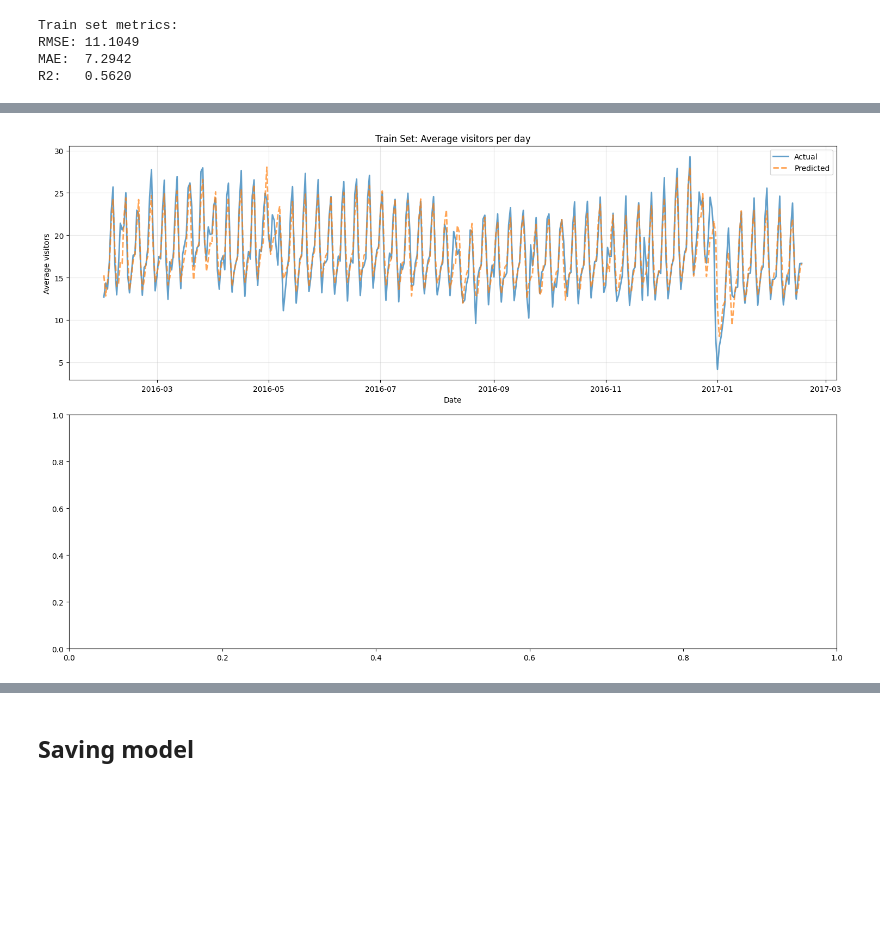
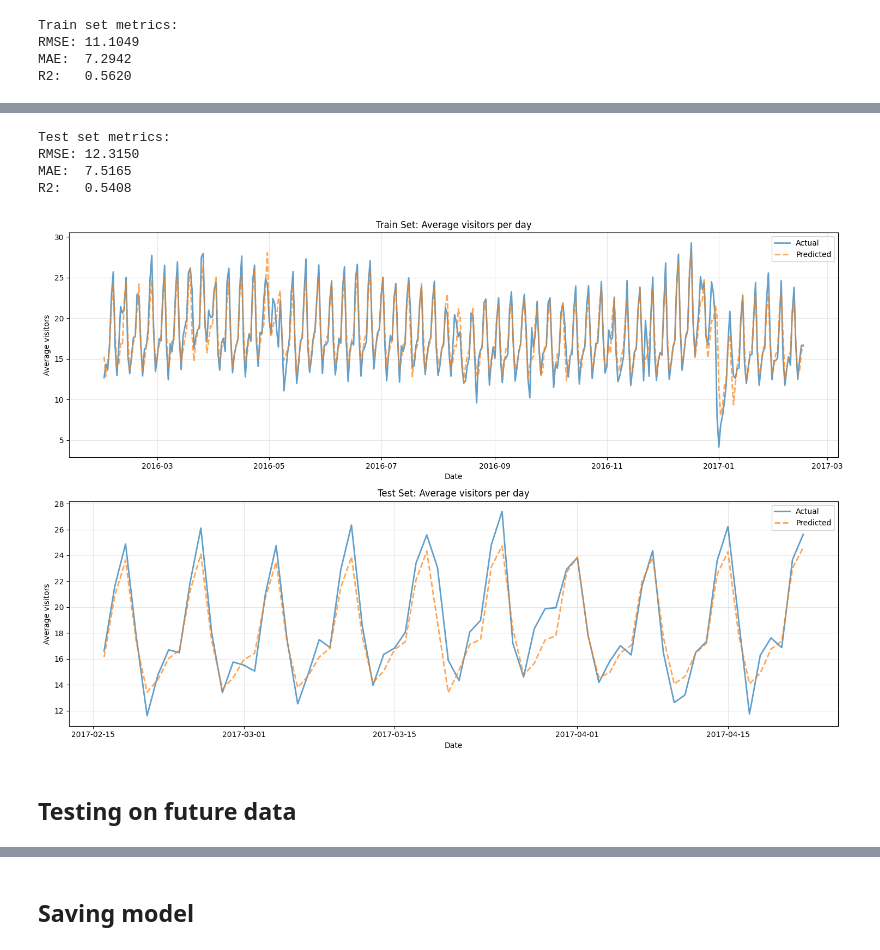
Before and after one commit to Lymuthien/mentoring_program, a Jupyter notebook: notebooks/3.0-model-training-ridge.ipynb, the cells around one changed output, grey strips where cells are left out. Cells and saved outputs as stored; diff of their text form; code cells hidden in the pictures; blank space fills up the shorter version.

Commit message:
Results for the test data set are obtained.

```diff
--- a/notebooks/3.0-model-training-ridge.ipynb
+++ b/notebooks/3.0-model-training-ridge.ipynb
@@ -32,7 +31,7 @@ from recruit_restaurant_visitor_forecasting.modeling.predict import recursive_pr
 # %%
 ALPHA = 1000
 CV_SPLITS = 5
-TEST_SIZE = 0.01
+TEST_SIZE = 0.2
 DROP_COLUMNS = [AIR_RESTAURANT_ID_COL, VISIT_DATE_COL, VISITORS_NBR_COL, DAY_OF_WEEK_COL, CITY_COL]
 
 MODEL_PATH = MODELS_DIR / "ridge_model.pkl"
@@ -123,3 +109,11 @@ Train set metrics:
 RMSE: 11.1049
 MAE:  7.2942
 R2:   0.5620
+# %%
+y_test_pred, temp_features = recursive_predict(
+    model,
+    X_test_full,
+    X_train_full,
+    y_train,
+    drop_cols=DROP_COLUMNS,
+)
@@ -126,15 +138,30 @@ R2:   0.5620
+# %%
+test_rmse = np.sqrt(mean_squared_error(y_test, y_test_pred))
+test_mae = mean_absolute_error(y_test, y_test_pred)
+test_r2 = r2_score(y_test, y_test_pred)
+print(f"\nTest set metrics:")
+print(f"RMSE: {test_rmse:.4f}")
+print(f"MAE:  {test_mae:.4f}")
+print(f"R2:   {test_r2:.4f}")
+# %% [output]
+Test set metrics:
+RMSE: 12.3150
+MAE:  7.5165
+R2:   0.5408
 # %%
 train_daily = merge_daily_pred(train_dates, y_train, y_train_pred)
-# test_daily = merge_daily_pred(test_dates, y_test, y_test_pred)
+test_daily = merge_daily_pred(test_dates, y_test, y_test_pred[0])
 
 fig, axes = plt.subplots(2, 1, figsize=(15, 10))
 
 plot_daily_pred(train_daily, axes[0], train=True)
-# plot_daily_pred(test_daily, axes[1], train=False)
+plot_daily_pred(test_daily, axes[1], train=False)
 
 plt.tight_layout()
 plt.show()
 # %% [output]
-[figure, old version]
+[figure, new version]
+# %% [markdown]
+## Testing on future data
 # %%
 model = joblib.load(MODEL_PATH)
```
Also changed, not shown: parts of 11 cells of this notebook, 4 other files.
